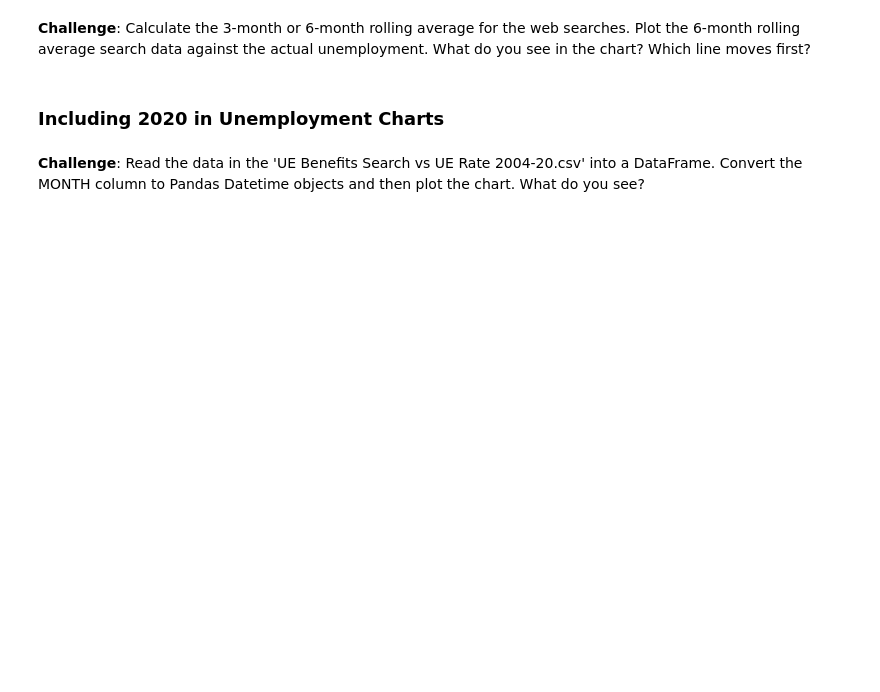
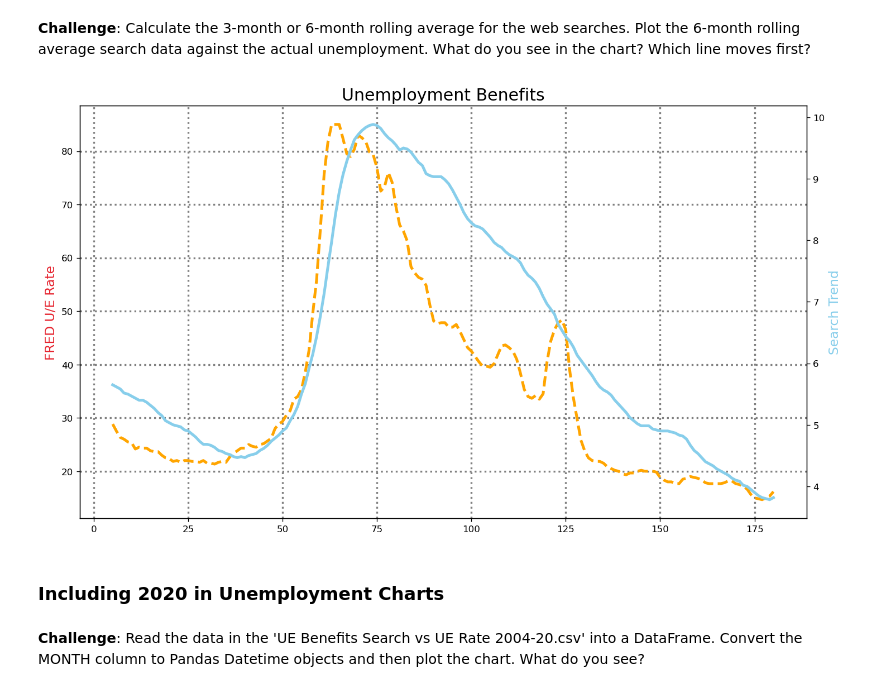
Before and after one commit to archie122/100-days-of-code, a Jupyter notebook: Day_70/Google Trends Data Viz /Google Trends and Data Visualisation (start).ipynb, the cells around one changed output. Drawn from its saved outputs; the diff is of its cells as text; code cells hidden in the pictures; blank space fills up the shorter version.

```diff
--- a/Day_70/Google Trends Data Viz /Google Trends and Data Visualisation (start).ipynb
+++ b/Day_70/Google Trends Data Viz /Google Trends and Data Visualisation (start).ipynb
@@ -301,5 +334,28 @@ df_btc_search.head()
 # %% [markdown]
 **Challenge**: Calculate the 3-month or 6-month rolling average for the web searches. Plot the 6-month rolling average search data against the actual unemployment. What do you see in the chart? Which line moves first?
+# %%
+plt.figure(figsize=(14,8), dpi=120)
+plt.title('Unemployment Benefits', fontsize=18)
+
+roll_df = df_unemployment[['UE_BENEFITS_WEB_SEARCH', 'UNRATE']].rolling(window=6).mean()
+
+ax1 = plt.gca()
+ax2 = ax1.twinx()
+
+# Also, increase fontsize and linewidth for larger charts
+ax1.set_ylabel('FRED U/E Rate', color='#E6232E', fontsize=14)
+ax2.set_ylabel('Search Trend', color='skyblue', fontsize=14)
+
+ax1.grid(color='grey', linestyle=':', linewidth=2)
+
+ax1.plot(roll_df.index, roll_df.UE_BENEFITS_WEB_SEARCH, color='orange', linewidth=3, linestyle='--')
+ax2.plot(roll_df.index, roll_df.UNRATE, color='skyblue', linewidth=3)
+
+
+# Displays chart explicitly
+plt.show()
+# %% [output]
+[figure, added]
 # %% [markdown]
 ### Including 2020 in Unemployment Charts
 # %% [markdown]
```
Also changed, not shown: parts of 6 cells of this notebook, 3 other files.
